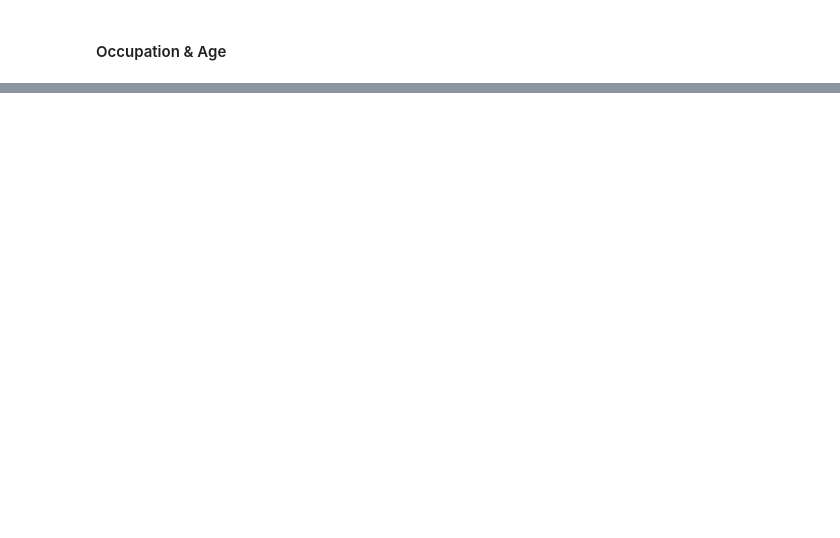
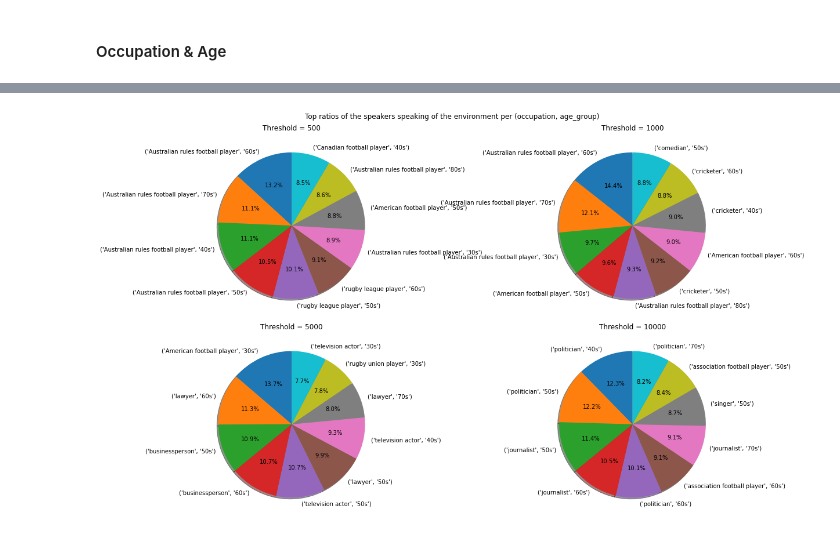
Before and after one commit to epfl-ada/ada-2021-project-comic-sans, a Jupyter notebook: speakers_analysis.ipynb, the cells around one changed output, grey strips where cells are left out. Saved outputs shown, nothing was run; the diff lists cells and outputs as text; code cells hidden in the pictures; blank space fills up the shorter version.

```diff
--- a/speakers_analysis.ipynb
+++ b/speakers_analysis.ipynb
@@ -539,2 +638,24 @@ To be fair, a lot of the speakers in our speakers dataset are over 100 years old
 # %%
-## TODO
+# Filter out speakers of age > 100
+environment_contemporary_speakers = environment_unique_speakers[environment_unique_speakers.age < 100]
+all_contemporary_speakers = retrieved_labeled_speakers[retrieved_labeled_speakers.age < 100]
+
+features = ['occupation', 'age_group']
+
+# Redo the analysis on the speakers occupations
+top_contemporary_speakers_by_occupation_and_age = group_and_sort_by_feature(all_contemporary_speakers, features)
+top_environment_contemporary_speakers_by_occupation_and_age = group_and_sort_by_feature(
+    environment_contemporary_speakers, features)
+display('Number of contemporary speakers that have talked about the environment at least once, per occupation and age group',
+        top_environment_contemporary_speakers_by_occupation_and_age.head(n=10))
+
+# CAUTION: Set a threshold for the minimum number of speakers per age and occupation
+# (again to avoid having a speaker with a unique profile and thus having a high ratio if he speaks of the environment)
+THRESHOLD = 5000
+
+display('Ratio of speakers that have talked about the environment at least once, per occupation and age group',
+        extract_and_sort_by_ratio(
+            top_environment_contemporary_speakers_by_occupation_and_age,
+            top_contemporary_speakers_by_occupation_and_age[
+                top_contemporary_speakers_by_occupation_and_age['count'] >= THRESHOLD
+            ]).head(n=10))
@@ -540,0 +689,22 @@ To be fair, a lot of the speakers in our speakers dataset are over 100 years old
+# %%
+# Plot the ratios of the speakers speaking of the environment per (occupation, age_group) for different minimum thresholds
+fig, axs = plt.subplots(nrows=2, ncols=2, figsize =(16, 10))
+axs = axs.flatten()
+thresholds = [500, 1000, 5000, 10000]
+
+for threshold, ax in zip(thresholds, axs):
+    ratios = extract_and_sort_by_ratio(
+        top_environment_contemporary_speakers_by_occupation_and_age,
+        top_contemporary_speakers_by_occupation_and_age[
+            top_contemporary_speakers_by_occupation_and_age['count'] >= threshold
+        ]).head(n=10)
+
+    ax.pie(ratios['ratio'] * 10,
+       labels=ratios.index, autopct='%1.1f%%',
+       shadow=True, startangle=90)
+    ax.set_title('Threshold = {}'.format(threshold))
+
+fig.suptitle('Top ratios of the speakers speaking of the environment per (occupation, age_group)')
+fig.tight_layout()
+# %% [output]
+[figure, added]
```
Also changed, not shown: parts of 37 cells of this notebook.
